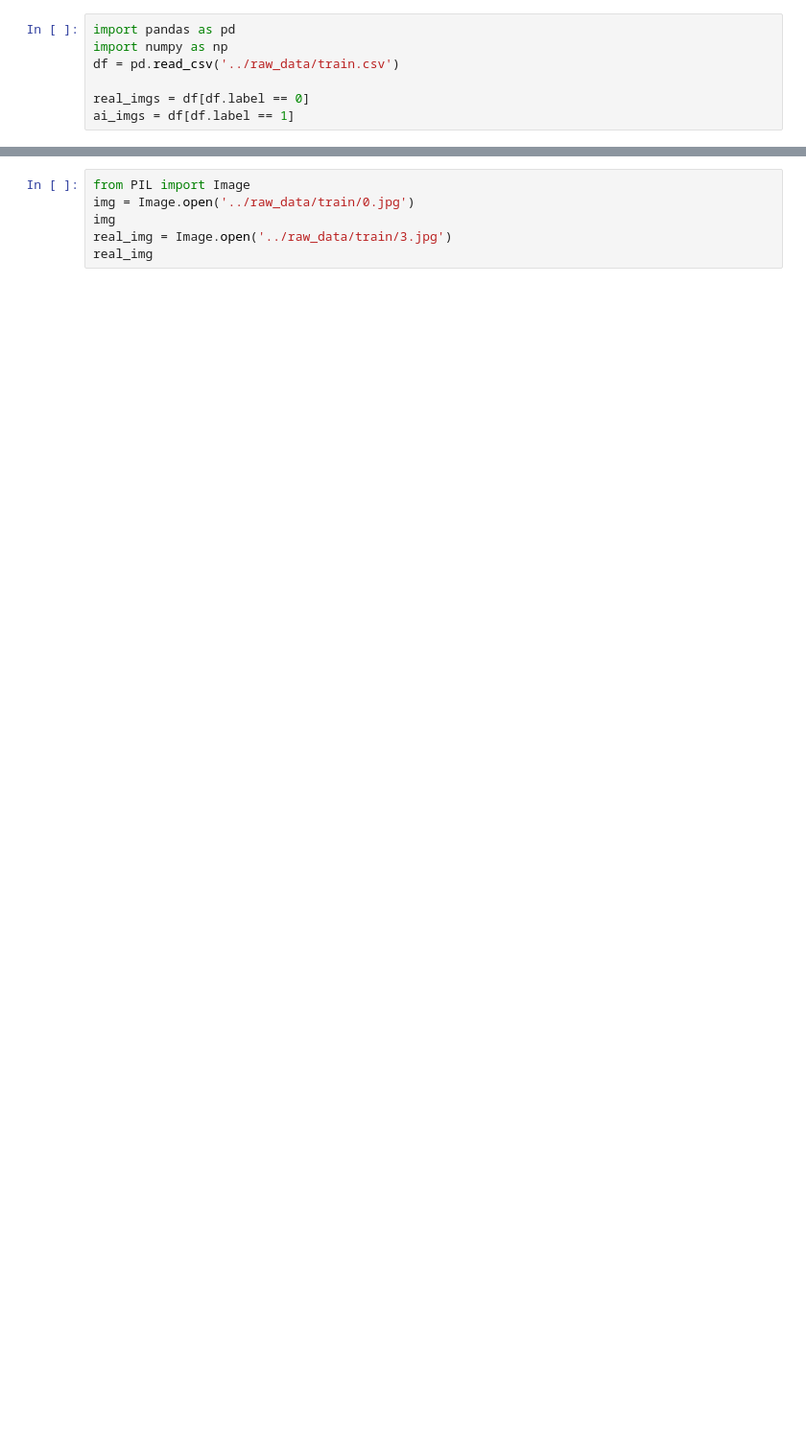
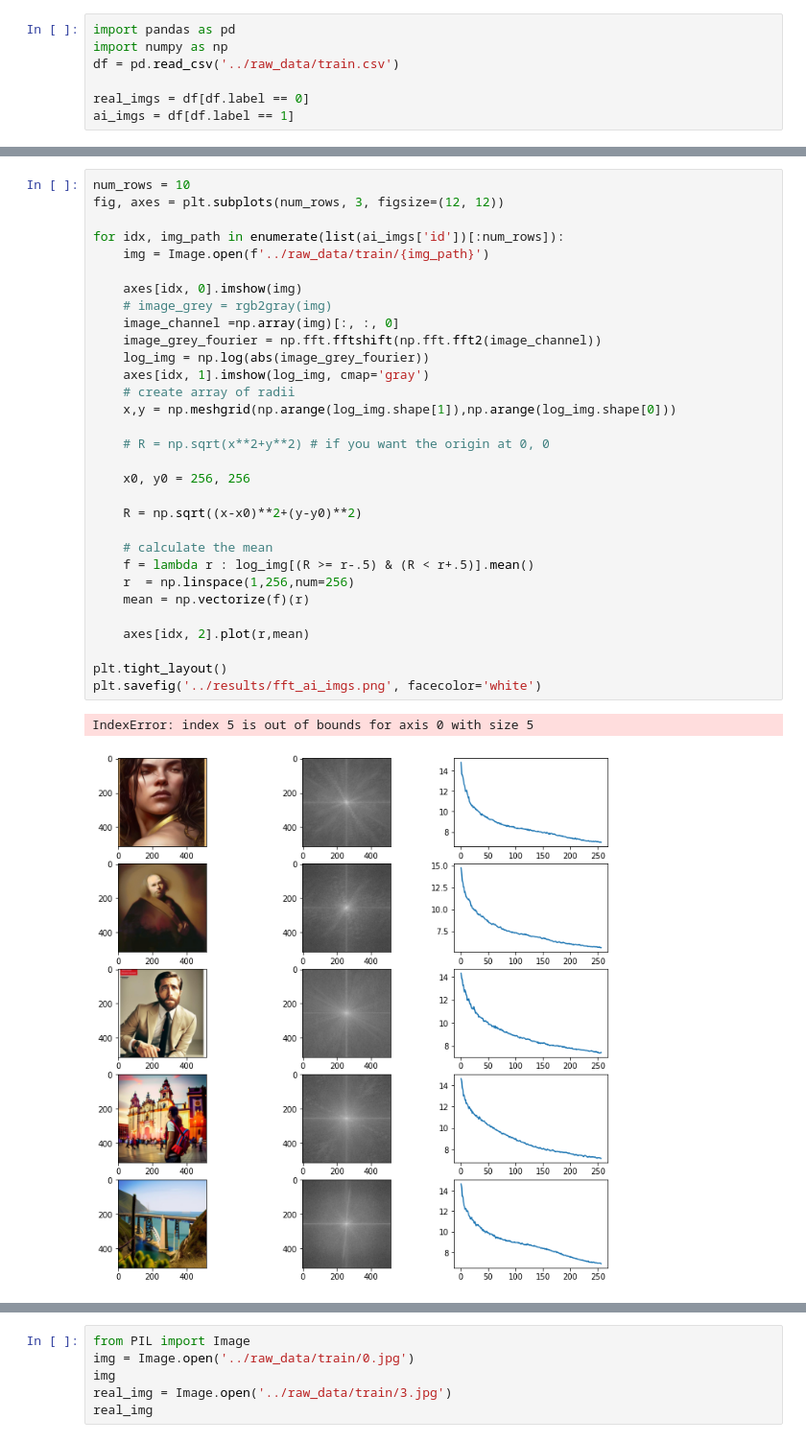
Before and after one commit to alecsharpie/aiornot, a Jupyter notebook: notebooks/eda.ipynb, the cells around one changed output, grey strips where cells are left out. Shown at 96% size. Drawn from its saved outputs; the diff is of its cells as text; blank space fills up the shorter version.

Commit message:
fft bw imgs and calc radial mean

```diff
--- a/notebooks/eda.ipynb
+++ b/notebooks/eda.ipynb
@@ -20,0 +29,34 @@ AttributeError: 'numpy.ndarray' object has no attribute 'imshow'
+# %%
+num_rows = 10
+fig, axes = plt.subplots(num_rows, 3, figsize=(12, 12))
+
+for idx, img_path in enumerate(list(ai_imgs['id'])[:num_rows]):
+    img = Image.open(f'../raw_data/train/{img_path}')
+
+    axes[idx, 0].imshow(img)
+    # image_grey = rgb2gray(img)
+    image_channel =np.array(img)[:, :, 0]
+    image_grey_fourier = np.fft.fftshift(np.fft.fft2(image_channel))
+    log_img = np.log(abs(image_grey_fourier))
+    axes[idx, 1].imshow(log_img, cmap='gray')
+    # create array of radii
+    x,y = np.meshgrid(np.arange(log_img.shape[1]),np.arange(log_img.shape[0]))
+
+    # R = np.sqrt(x**2+y**2) # if you want the origin at 0, 0
+
+    x0, y0 = 256, 256
+
+    R = np.sqrt((x-x0)**2+(y-y0)**2)
+
+    # calculate the mean
+    f = lambda r : log_img[(R >= r-.5) & (R < r+.5)].mean()
+    r  = np.linspace(1,256,num=256)
+    mean = np.vectorize(f)(r)
+
+    axes[idx, 2].plot(r,mean)
+
+plt.tight_layout()
+plt.savefig('../results/fft_ai_imgs.png', facecolor='white')
+# %% [output]
+IndexError: index 5 is out of bounds for axis 0 with size 5
+[figure, added]
```
Also changed, not shown: parts of 7 cells of this notebook, 4 other files.
